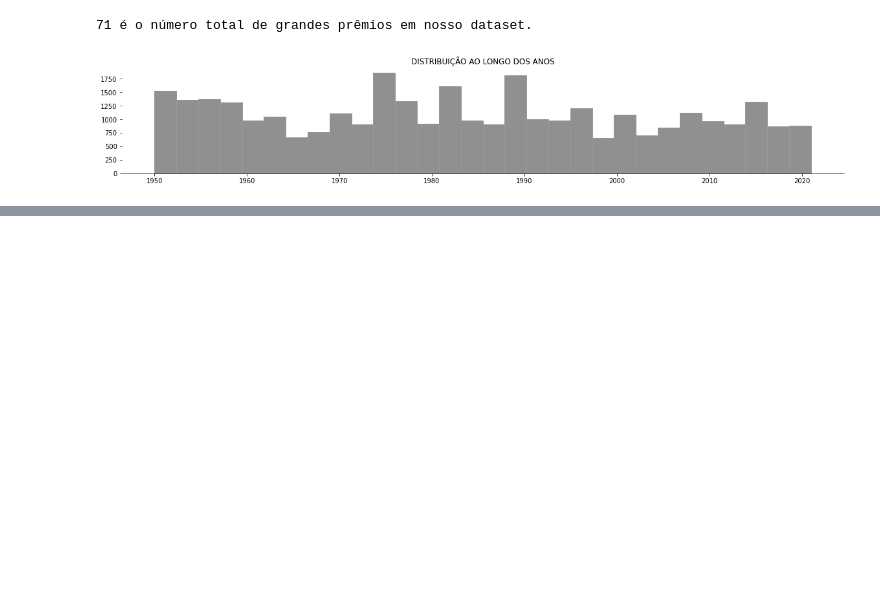
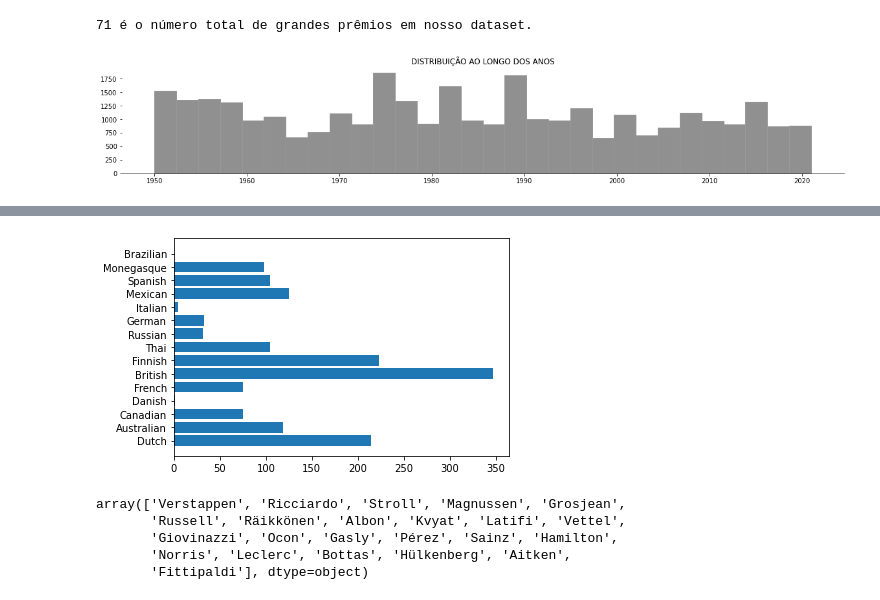
Before and after one commit to leonarddocchagas/data_science, a Jupyter notebook: Formula_1.ipynb, the cells around one changed output, grey strips where cells are left out. Cells and saved outputs as stored; diff of their text form; code cells hidden in the pictures; blank space fills up the shorter version.

```diff
--- a/Formula_1.ipynb
+++ b/Formula_1.ipynb
@@ -185,0 +240,14 @@ Index(['points', 'position', 'positionText', 'wins', 'code', 'forename',
+# %%
+#plt.style.use("ggplot")
+plt.barh(df_21anos['nationality'], df_21anos['points']);
+plt.show()
+# %% [output]
+[figure, added]
+# %%
+df_21anos['surname'].unique()
+# %% [output]
+array(['Verstappen', 'Ricciardo', 'Stroll', 'Magnussen', 'Grosjean',
+       'Russell', 'Räikkönen', 'Albon', 'Kvyat', 'Latifi', 'Vettel',
+       'Giovinazzi', 'Ocon', 'Gasly', 'Pérez', 'Sainz', 'Hamilton',
+       'Norris', 'Leclerc', 'Bottas', 'Hülkenberg', 'Aitken',
+       'Fittipaldi'], dtype=object)
```
Also changed, not shown: parts of 12 cells of this notebook.
